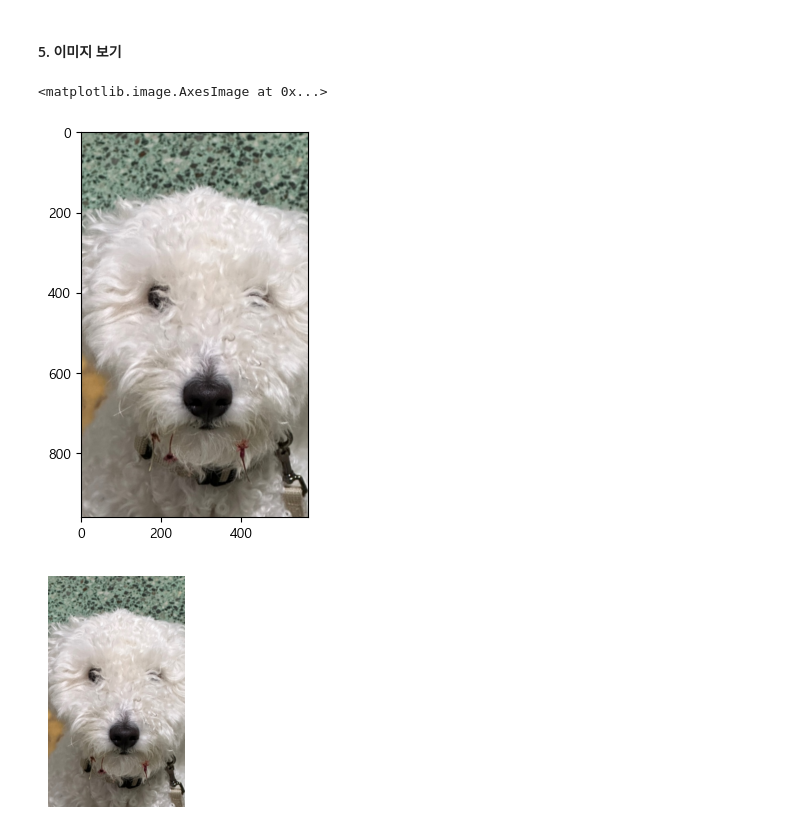
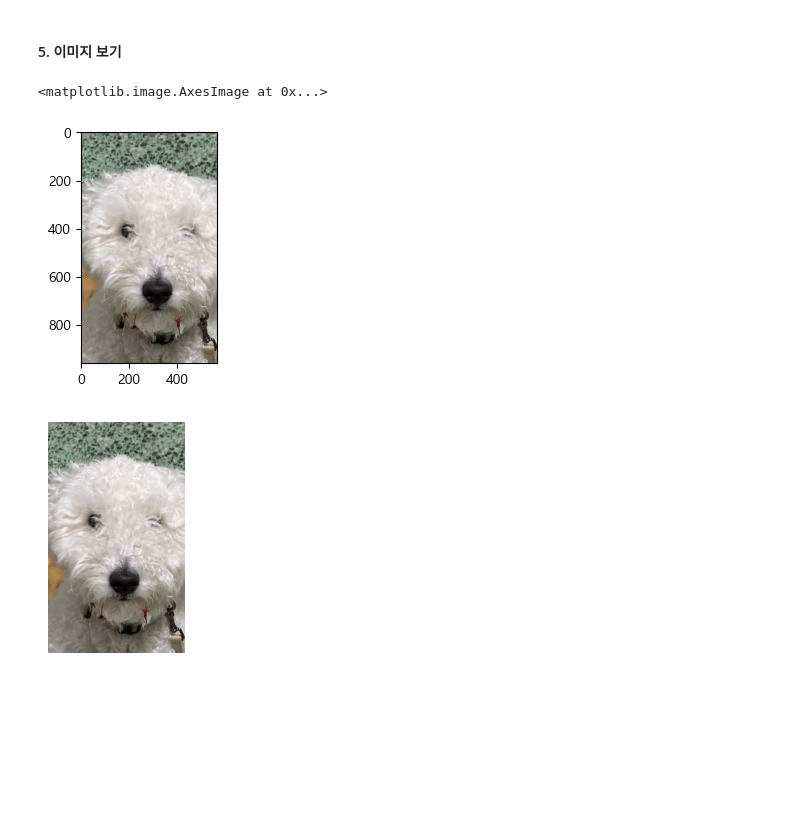
Before and after one commit to alexlee0318/DataAnaysis_2023, a Jupyter notebook: 03.시각화/03.다양한plot.ipynb, the cells around one changed output. Cells and saved outputs as stored; diff of their text form; code cells hidden in the pictures; blank space fills up the shorter version.

```diff
--- a/03.시각화/03.다양한plot.ipynb
+++ b/03.시각화/03.다양한plot.ipynb
@@ -140,12 +140,12 @@ plt.show()
 #### 5. 이미지 보기
 # %%
 from PIL import Image
-plt.figure(figsize=(5,5))
+plt.figure(figsize=(3,3))
 img = Image.open('C:/Users/YONSAI/Pictures/감자.jpg')
 plt.imshow(img)
 # %% [output]
 <matplotlib.image.AxesImage at 0x...>
-[figure, old version]
+[figure, new version]
 # %%
 plt.figure(figsize=(5,3))
 plt.imshow(img); plt.axis('off');
```
Also changed, not shown: parts of 6 cells of this notebook, 26 other files.
